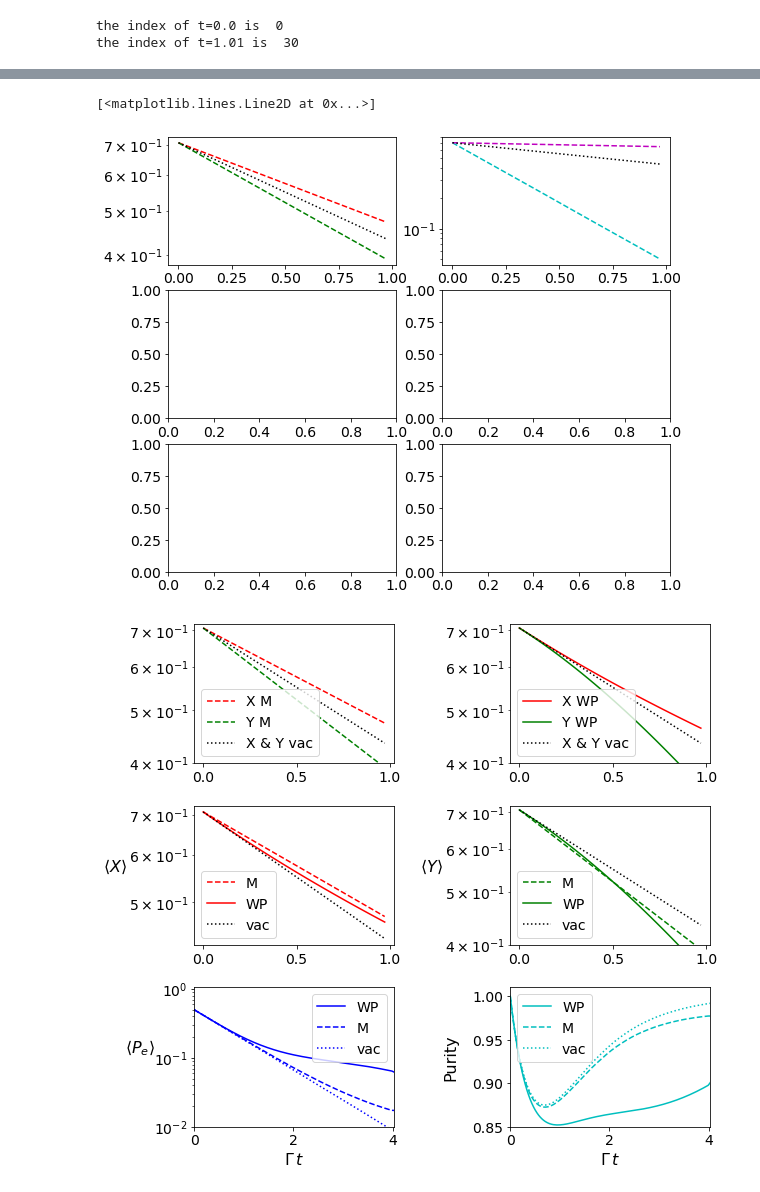
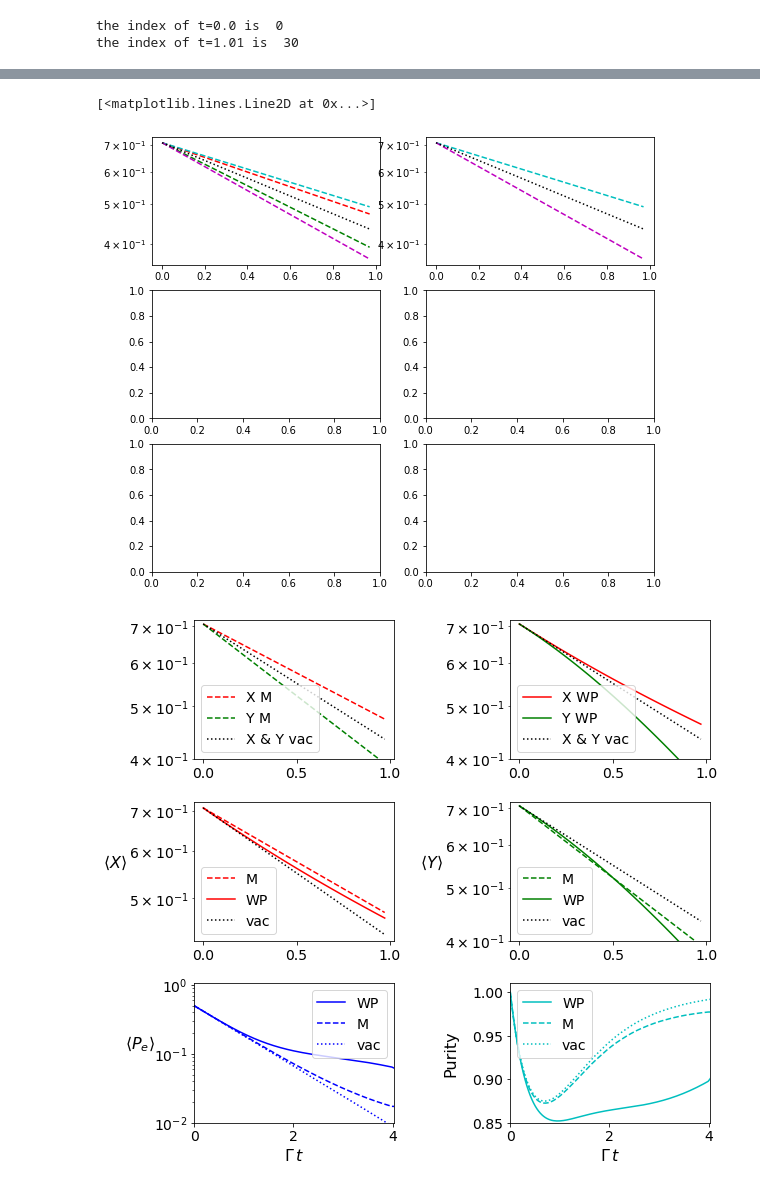
Before and after one commit to CQuIC/pysme, a Jupyter notebook: notebooks/purity-example.ipynb, the cells around one changed output, grey strips where cells are left out. Drawn from its saved outputs; the diff is of its cells as text; code cells hidden in the pictures.

```diff
--- a/notebooks/purity-example.ipynb
+++ b/notebooks/purity-example.ipynb
@@ -265,23 +256,6 @@ def get_degen_PA_params(Omega, omega_A, omega_L, gamma_c, eps, phi_L, phi_s):
     delta_mu, delta_lam = deltas_degen_PA(gamma_c, Omega, lam, mu)
     F_A, G_A = F_G(delta_mu, delta_lam, Phi)
     return N_A, N_Om, M_A, M_Om, Delta_AL, F_A, G_A
-# %%
-Omega = 2*np.abs(beta) # rabi freq
-phi_L = np.angle(beta) # laser phase
-omega_A = 0 # atomic transition freq
-omega_L = 0 # laser freq
-gamma_c = 1 # Atomic linewidth
-eps = 0.5
-phi_s = 0 # squeezing phase
-omega_A, omega_L, gamma_c, eps, phi_L, phi_s
-# %%
-N_A, N_Om, M_A, M_Om, Delta_AL, F_A, G_A = get_degen_PA_params(Omega, omega_A, omega_L, gamma_c, eps, phi_L, phi_s)
-
-quasi_integrator = integ.QuasiMarkoff2LvlIntegrator(gamma, N_A, N_Om, M_A, M_Om, Delta_AL, Omega, phi_L, F_A, G_A)
-
-soln_ss = integrator.integrate(Id/2, times_ss)
-
-rho_ss = soln_ss.get_density_matrices(np.s_[-1])
 # %%
 def xi_rect(t, a, b):
     return rect(t, a, b)/np.sqrt(b - a)
@@ -329,13 +303,12 @@ gamma = gam
 phi_s = 0
 paramz = (times, gamma, rho0 , xwp, ywp, zwp, startz, endz, Omega, omega_A, omega_L, phi_L, phi_s)
 
-rangez = (0.0001,0.53)
+ggamma_c = 4.04
+geps = 0.193
 
-ggamma_c = 4.13
-geps = 0.215
+bnds = ((0, 20), (-10, 10))
 
+solnz = optimize.minimize(funcq, args=paramz,  x0=np.array([ggamma_c, geps]), method='Nelder-Mead')#,bounds=bnds)
 
-soln = optimize.minimize(funcq, args=paramz,  x0=np.array([ggamma_c, geps]), method='Nelder-Mead')
-
-print(soln)
+print(solnz)
 # %% [output]
@@ -355,6 +325,6 @@ print(soln)
 # %%
-gamma_c = 10#soln.x[0]
-eps = 4 #soln.x[1]
+gamma_c = solnz.x[0]/280
+eps = solnz.x[1]/180
 times, gamma, rho0 , xwp, ywp, zwp, startz, endz, Omega, omega_A, omega_L, phi_L, phi_s = paramz
 N_A, N_Om, M_A, M_Om, Delta_AL, F_A, G_A = get_degen_PA_params(Omega, omega_A, omega_L, gamma_c, eps, phi_L, phi_s)
 quasi_integrator = integ.QuasiMarkoff2LvlIntegrator(gamma, N_A, N_Om, M_A, M_Om, Delta_AL, Omega, phi_L, F_A, G_A)
@@ -362,22 +332,25 @@ quasi_soln = quasi_integrator.integrate(rho0, times)
 x_q = quasi_soln.get_expectations(sigx)
 y_q = quasi_soln.get_expectations(sigy)
 z_q = (quasi_soln.get_expectations(sigz) + 1)/2
+
 xq = x_q[startz:endz]
 yq = y_q[startz:endz]
 zq = z_q[startz:endz]
 # %%
 
 fig, axs = plt.subplots(nrows=3,ncols=2, figsize=(9, 8), sharey=False)
 
 axs[0,0].semilogy(times[startz:endz], xm, label='X M',linestyle='--',color='r')
 axs[0,0].semilogy(times[startz:endz], ym, label='Y M',linestyle='--',color='g')
+axs[0,0].semilogy(times[startz:endz], xq, label='X M',linestyle='--',color='c')
+axs[0,0].semilogy(times[startz:endz], yq, label='Y M',linestyle='--',color='m')
 axs[0,0].semilogy(times[startz:endz], vac_soln.get_expectations(sigy)[startz:endz], label='X & Y vac',linestyle=':',color='k')
 axs[0,1].semilogy(times[startz:endz], xq, label='X M',linestyle='--',color='c')
 axs[0,1].semilogy(times[startz:endz], yq, label='Y M',linestyle='--',color='m')
 axs[0,1].semilogy(times[startz:endz], vac_soln.get_expectations(sigy)[startz:endz], label='X & Y vac',linestyle=':',color='k')
 # %% [output]
 [<matplotlib.lines.Line2D at 0x...>]
-[figure, old version]
+[figure, new version]
 # %%
 SMALL_SIZE = 14
 MEDIUM_SIZE = 16
```
Also changed, not shown: parts of 4 cells of this notebook.
